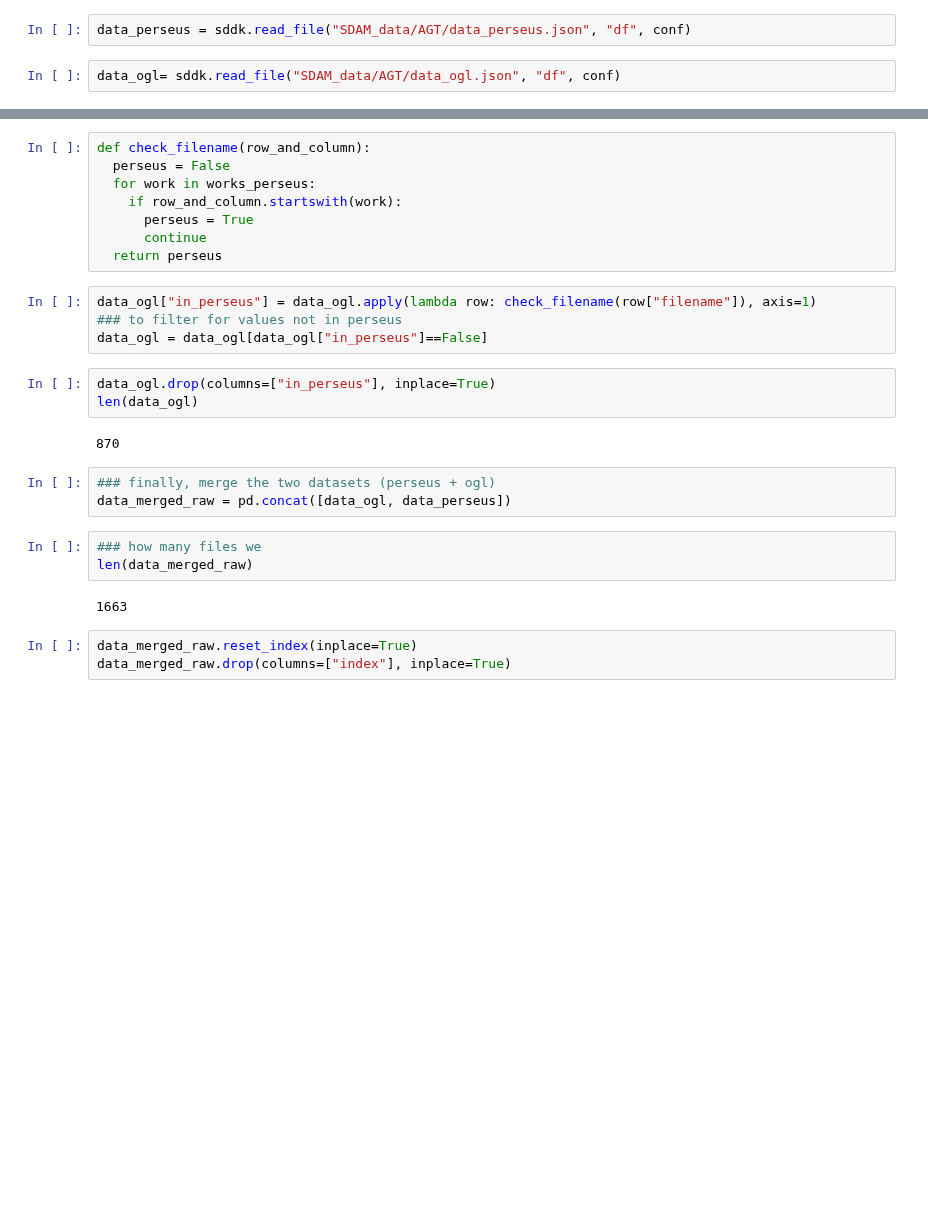
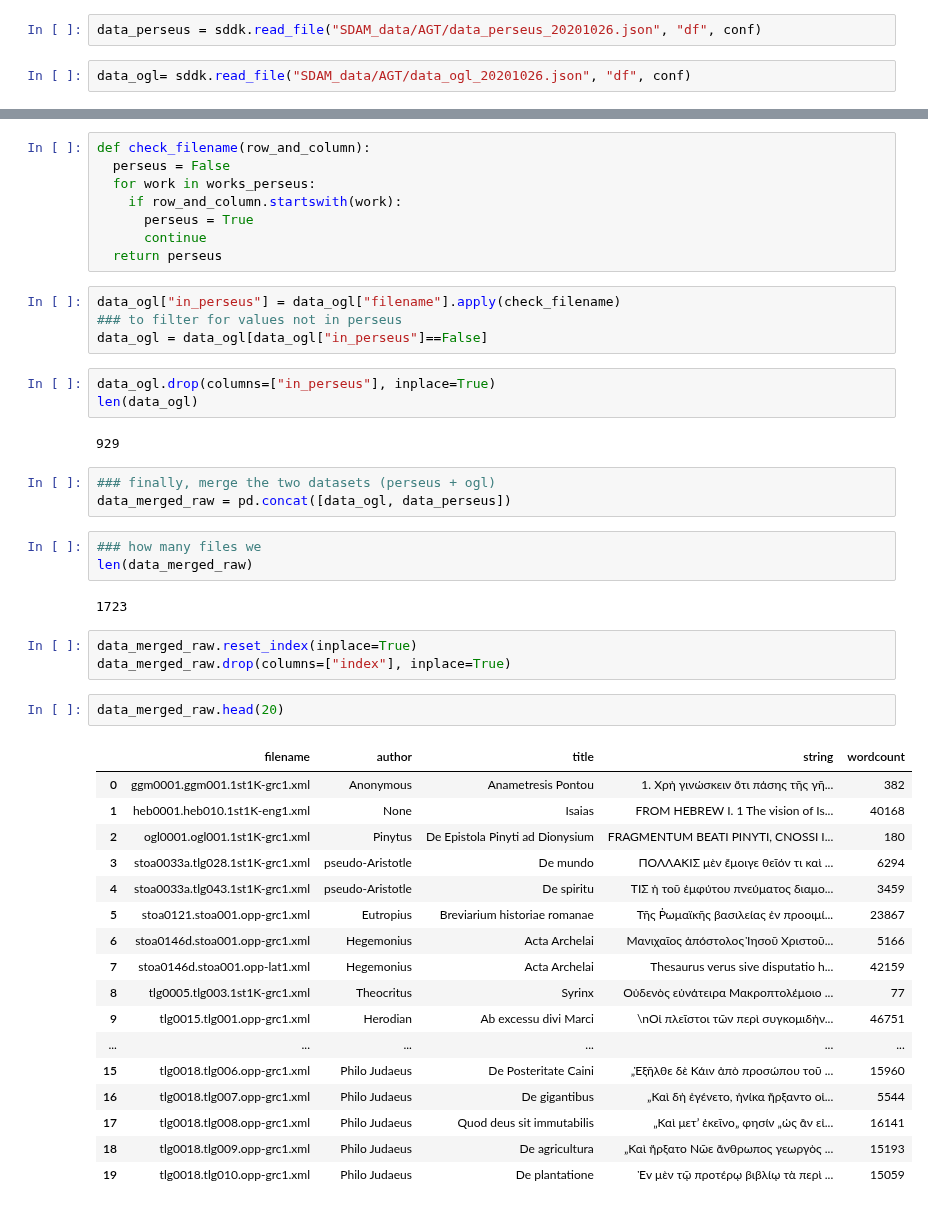
Before and after one commit to sdam-au/LAGT, a Jupyter notebook: scripts/1_DATA-EXTRACTION.ipynb, the cells around one changed output, grey strips where cells are left out. Cells and saved outputs as stored; diff of their text form; blank space fills up the shorter version.

```diff
--- a/scripts/1_DATA-EXTRACTION.ipynb
+++ b/scripts/1_DATA-EXTRACTION.ipynb
@@ -441,9 +464,9 @@ sddk.write_file("SDAM_data/AGT/data_ogl_20201026.json", data_ogl, conf)
 ### READ THE DATA FROM SCIENCEDATA.DK
 ### it takes quite long, for some reason...
 # %%
-data_perseus = sddk.read_file("SDAM_data/AGT/data_perseus.json", "df", conf)
+data_perseus = sddk.read_file("SDAM_data/AGT/data_perseus_20201026.json", "df", conf)
 # %%
-data_ogl= sddk.read_file("SDAM_data/AGT/data_ogl.json", "df", conf)
+data_ogl= sddk.read_file("SDAM_data/AGT/data_ogl_20201026.json", "df", conf)
 # %% [markdown]
 First, we have to explore whether there is an overlap in file names between the two corpora
 # %%
@@ -466,14 +489,14 @@ def check_filename(row_and_column):
       continue
   return perseus
 # %%
-data_ogl["in_perseus"] = data_ogl.apply(lambda row: check_filename(row["filename"]), axis=1)
+data_ogl["in_perseus"] = data_ogl["filename"].apply(check_filename)
 ### to filter for values not in perseus
 data_ogl = data_ogl[data_ogl["in_perseus"]==False]
 # %%
 data_ogl.drop(columns=["in_perseus"], inplace=True)
 len(data_ogl)
 # %% [output]
-870
+929
 # %%
 ### finally, merge the two datasets (perseus + ogl)
 data_merged_raw = pd.concat([data_ogl, data_perseus])
@@ -481,7 +504,27 @@ data_merged_raw = pd.concat([data_ogl, data_perseus])
 ### how many files we
 len(data_merged_raw)
 # %% [output]
-1663
+1723
 # %%
 data_merged_raw.reset_index(inplace=True)
 data_merged_raw.drop(columns=["index"], inplace=True)
+# %%
+data_merged_raw.head(20)
+# %% [output]
+|  | filename | author | title | string | wordcount |
+| 0 | ggm0001.ggm001.1st1K-grc1.xml | Anonymous | Anametresis Pontou | 1. Χρὴ γινώσκειν ὅτι πάσης τῆς γῆ... | 382 |
+| 1 | heb0001.heb010.1st1K-eng1.xml | None | Isaias | FROM HEBREW I. 1 The vision of Is... | 40168 |
+| 2 | ogl0001.ogl001.1st1K-grc1.xml | Pinytus | De Epistola Pinyti ad Dionysium | FRAGMENTUM BEATI PINYTI, CNOSSI I... | 180 |
+| 3 | stoa0033a.tlg028.1st1K-grc1.xml | pseudo-Aristotle | De mundo | ΠΟΛΛΑΚΙΣ μὲν ἔμοιγε θεῖόν τι καὶ ... | 6294 |
+| 4 | stoa0033a.tlg043.1st1K-grc1.xml | pseudo-Aristotle | De spiritu | ΤΙΣ ἡ τοῦ ἐμφύτου πνεύματος διαμο... | 3459 |
+| 5 | stoa0121.stoa001.opp-grc1.xml | Eutropius | Breviarium historiae romanae | Τῆς Ῥωμαϊκῆς βασιλείας ἐν προοιμί... | 23867 |
+| 6 | stoa0146d.stoa001.opp-grc1.xml | Hegemonius | Acta Archelai | Μανιχαῖος ἀπόστολος Ἰησοῦ Χριστοῦ... | 5166 |
+| 7 | stoa0146d.stoa001.opp-lat1.xml | Hegemonius | Acta Archelai | Thesaurus verus sive disputatio h... | 42159 |
+| 8 | tlg0005.tlg003.1st1K-grc1.xml | Theocritus | Syrinx | Οὐδενὸς εὐνάτειρα Μακροπτολέμοιο ... | 77 |
+| 9 | tlg0015.tlg001.opp-grc1.xml | Herodian | Ab excessu divi Marci | \nΟἱ πλεῖστοι τῶν περὶ συγκομιδὴν... | 46751 |
+| ... | ... | ... | ... | ... | ... |
+| 15 | tlg0018.tlg006.opp-grc1.xml | Philo Judaeus | De Posteritate Caini | „Ἐξῆλθε δὲ Κάιν ἀπὸ προσώπου τοῦ ... | 15960 |
+| 16 | tlg0018.tlg007.opp-grc1.xml | Philo Judaeus | De gigantibus | „Καὶ δὴ ἐγένετο, ἡνίκα ἤρξαντο οἱ... | 5544 |
+| 17 | tlg0018.tlg008.opp-grc1.xml | Philo Judaeus | Quod deus sit immutabilis | „Καὶ μετ’ ἐκεῖνο„ φησίν „ὡς ἂν εἰ... | 16141 |
+| 18 | tlg0018.tlg009.opp-grc1.xml | Philo Judaeus | De agricultura | „Καὶ ἤρξατο Νῶε ἄνθρωπος γεωργὸς ... | 15193 |
+| 19 | tlg0018.tlg010.opp-grc1.xml | Philo Judaeus | De plantatione | Ἐv μὲν τῷ προτέρῳ βιβλίῳ τὰ περὶ ... | 15059 |
```
Also changed, not shown: parts of 7 cells of this notebook, 1 other file.
